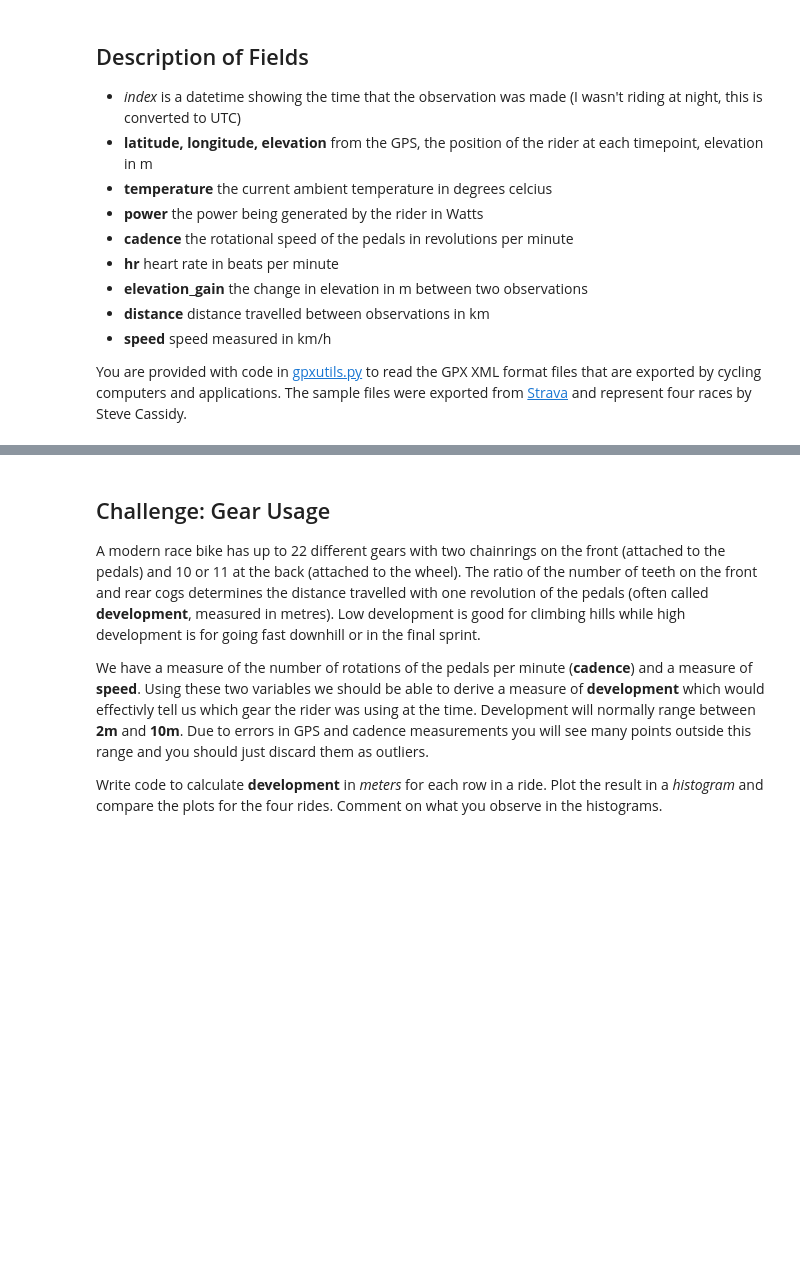
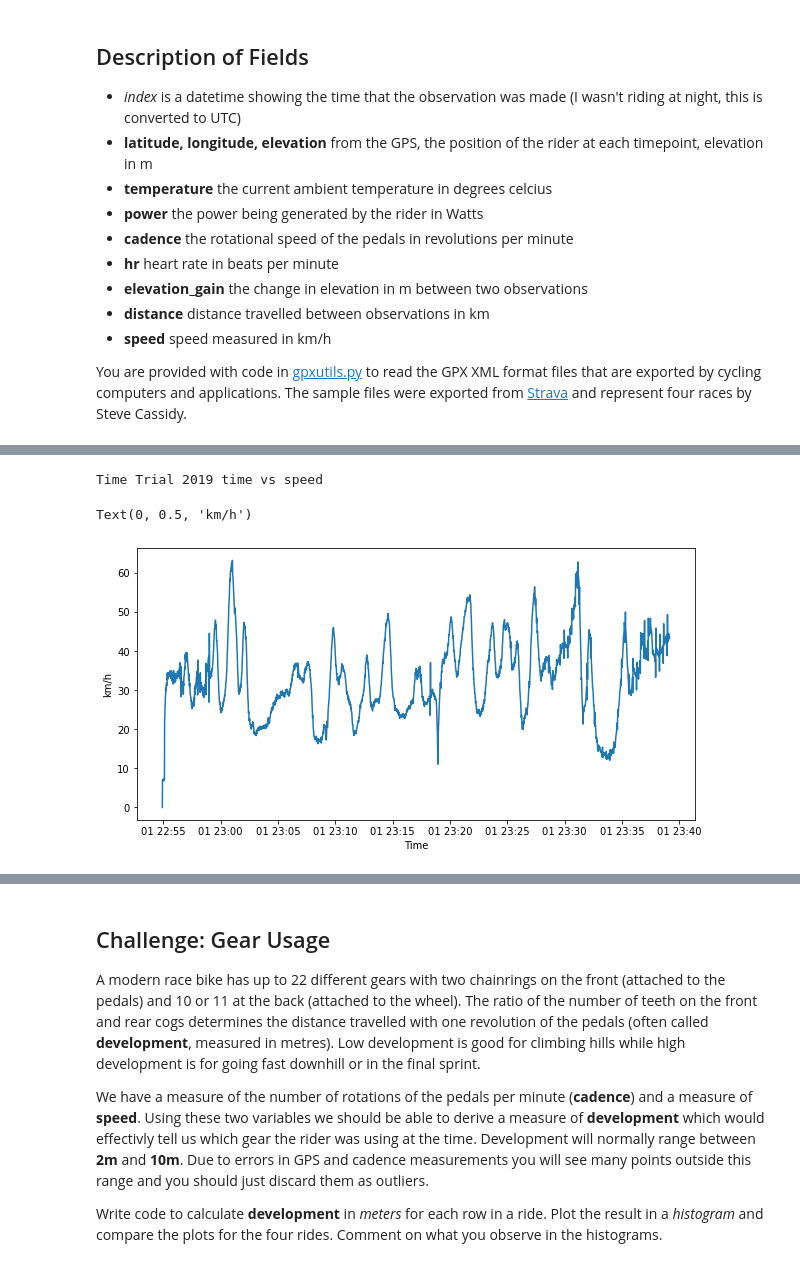
Before and after one commit to MQCOMP2200-S2-2021/data-science-portfolio-JoeB-cybersecurity, a Jupyter notebook: Portfolio 1.ipynb, the cells around one changed output, grey strips where cells are left out. Cells and saved outputs as stored; diff of their text form; code cells hidden in the pictures; blank space fills up the shorter version.

```diff
--- a/Portfolio 1.ipynb
+++ b/Portfolio 1.ipynb
@@ -83,0 +134,10 @@ def summary(ride):
+# %%
+print("Time Trial 2019 time vs speed")
+plt.figure(figsize=(10,5))
+plt.plot(tt_2019.speed)
+plt.xlabel('Time')
+plt.ylabel('km/h')
+# %% [output]
+Time Trial 2019 time vs speed
+Text(0, 0.5, 'km/h')
+[figure, added]
```
Also changed, not shown: parts of 16 cells of this notebook.
